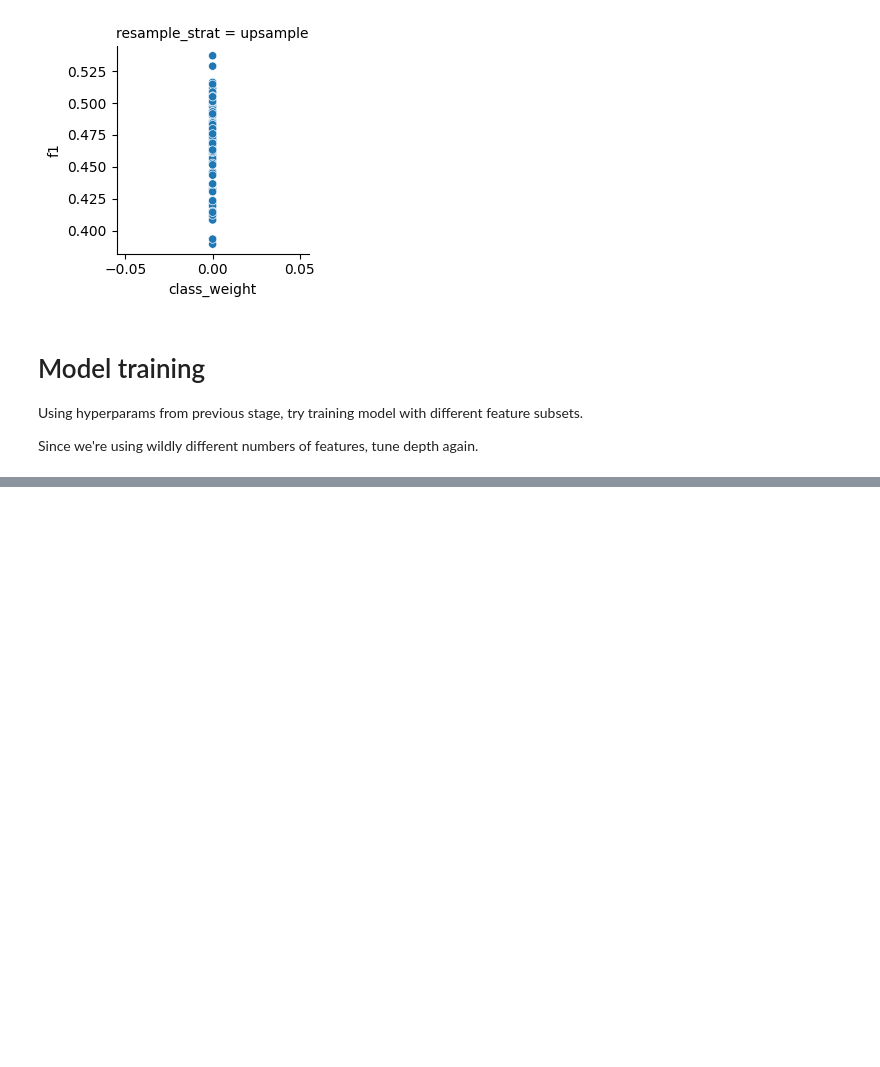
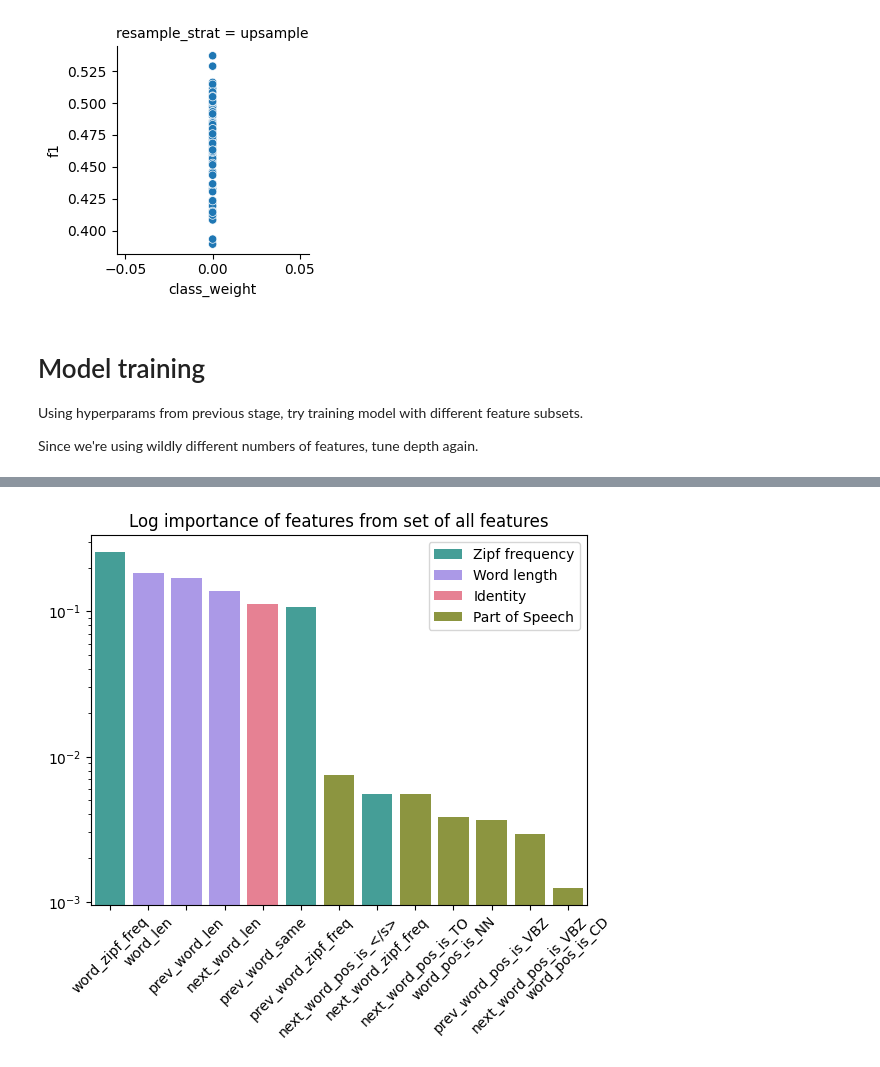
Before and after one commit to markjosims/u3u_project1, a Jupyter notebook: data_preprocess_mark.ipynb, the cells around one changed output, grey strips where cells are left out. Drawn from its saved outputs; the diff is of its cells as text; code cells hidden in the pictures; blank space fills up the shorter version.

```diff
--- a/data_preprocess_mark.ipynb
+++ b/data_preprocess_mark.ipynb
@@ -570,0 +575,19 @@ Name: count, dtype: int64
+# %%
+best_tree = train_score_df.sort_values(
+    'macro avg f1-score',
+    ascending=False
+).drop_duplicates(
+    subset='feature_sets',
+    keep='first',
+)
+best_tree[[
+    'feature_sets',
+    'depth',
+    'hit precision',
+    'hit recall',
+    'sub precision',
+    'sub recall',
+    'ins precision',
+    'ins recall',
+    'macro avg f1-score',
+]]
@@ -570,0 +612,37 @@ Name: count, dtype: int64
+# %%
+# plt.figure(figsize=(20,4))
+feature_set='All features'
+feat_row = best_tree[best_tree['feature_sets']==feature_set].iloc[0]
+feat_import = feat_row['feat_important']
+nonzero = feat_import>0
+feat_import=feat_import[nonzero]
+feat_labels = np.array(feat_row['feat_labels'])
+feat_labels=feat_labels[nonzero]
+
+sorted_idcs = feat_import.argsort()[::-1]
+feat_labels = feat_labels[sorted_idcs]
+feat_import = feat_import[sorted_idcs]
+
+feat_type = {
+    'Identity': 'same',
+    'Part of Speech': 'pos',
+    'Zipf frequency': 'freq',
+    'Word length': 'len',
+}
+palette_list = sns.husl_palette(4)
+palette_map = {k:p for k,p in zip(feat_type, palette_list)}
+feat_types = []
+for feat in feat_labels:
+    for type_label, type_str in feat_type.items():
+        if type_str in feat:
+            feat_types.append(type_label)
+            break
+
+sns.barplot(x=feat_labels, y=feat_import, hue=feat_types, palette=palette_map)
+plt.xticks(rotation=45)
+plt.yscale('log')
+# plt.title(f"Log importance of features from set of all features except prev/next word same as current")
+plt.title(f"Log importance of features from set of all features")
+plt.show()
+# %% [output]
+[figure, added]
```
Also changed, not shown: parts of 14 cells of this notebook.
